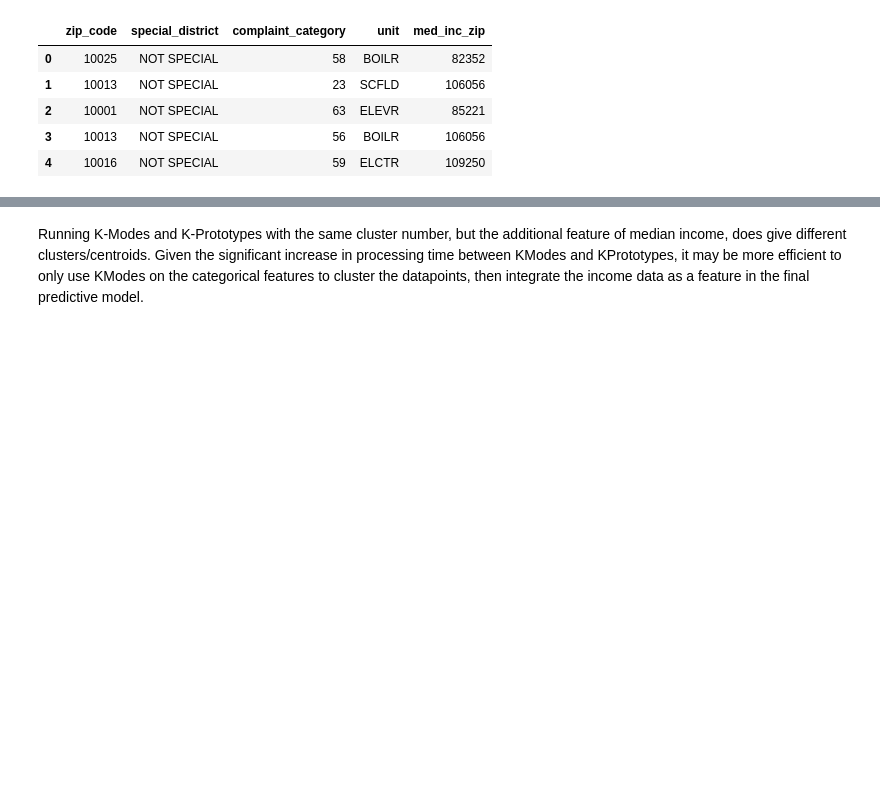
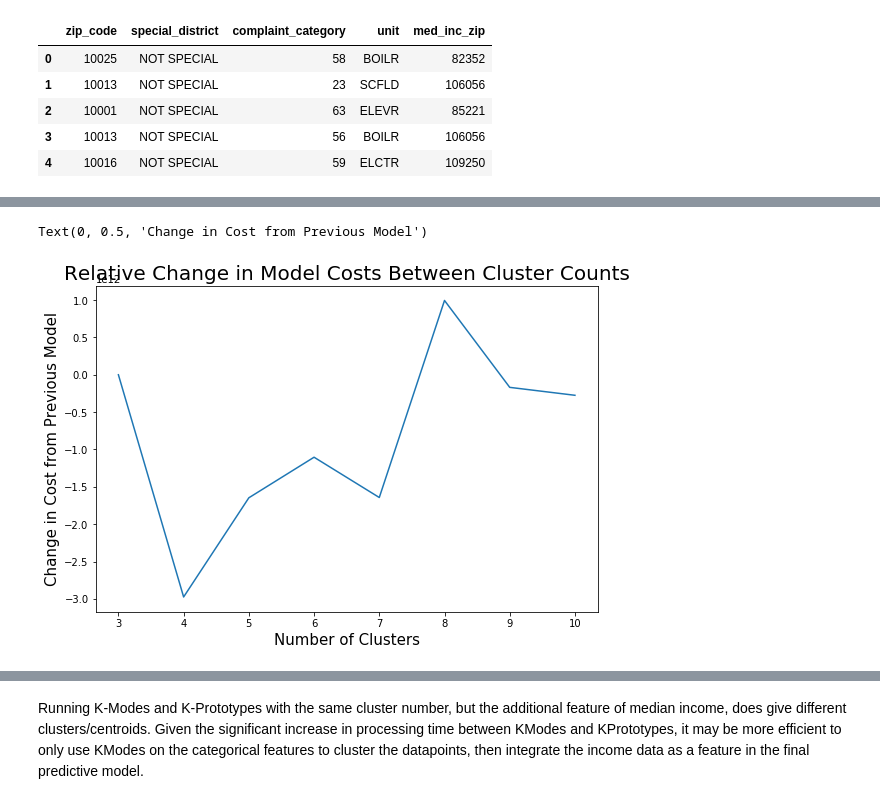
Before and after one commit to Shaddyjr/dob_complaints, a Jupyter notebook: jeremy/clustering.ipynb, the cells around one changed output, grey strips where cells are left out. Saved outputs shown, nothing was run; the diff lists cells and outputs as text; code cells hidden in the pictures; blank space fills up the shorter version.

```diff
--- a/jeremy/clustering.ipynb
+++ b/jeremy/clustering.ipynb
@@ -271,0 +289,15 @@ kp_model.cluster_centroids_
+# %%
+kp_diffs = [0]
+for i, cost in enumerate(kp_model_costs[1:]):
+    i_diff = cost - kp_model_costs[i]
+    kp_diffs.append(i_diff)
+# %%
+plt.figure(figsize=(9, 6))
+plt.plot(n_clusters[:8], kp_diffs)
+plt.title("Relative Change in Model Costs Between Cluster Counts", size=20)
+plt.xticks(n_clusters[:8])
+plt.xlabel("Number of Clusters", size=15)
+plt.ylabel("Change in Cost from Previous Model", size=15)
+# %% [output]
+Text(0, 0.5, 'Change in Cost from Previous Model')
+[figure, added]
```
Also changed, not shown: parts of 9 cells of this notebook, 4 other files.
